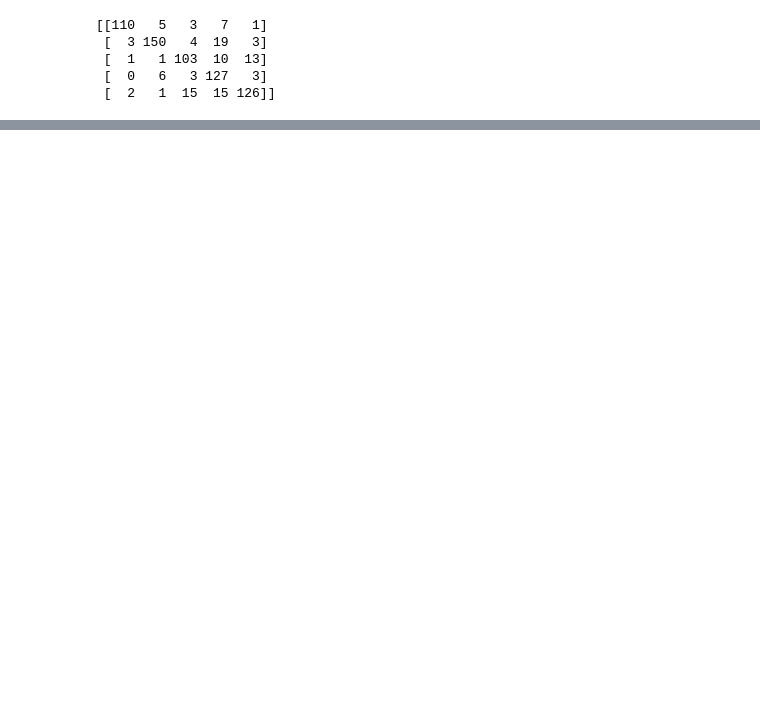
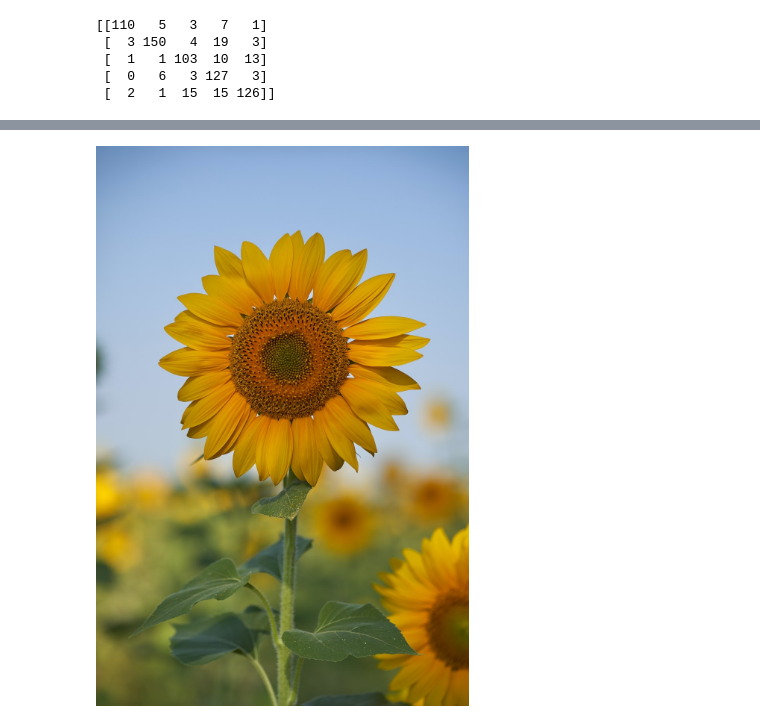
Before and after one commit to trizkynoviandy/flowers-image-classification, a Jupyter notebook: flowers_classification.ipynb, the cells around one changed output, grey strips where cells are left out. Cells and saved outputs as stored; diff of their text form; code cells hidden in the pictures; blank space fills up the shorter version.

```diff
--- a/flowers_classification.ipynb
+++ b/flowers_classification.ipynb
@@ -228,0 +224,3 @@ The predicted class is roses
+# %%
+load("new_data/new_sunflowers_1.jpg", class_names)
+# %% [output]
@@ -228,0 +229 @@ The predicted class is roses
+[figure, added]
```
Also changed, not shown: parts of 11 cells of this notebook.
